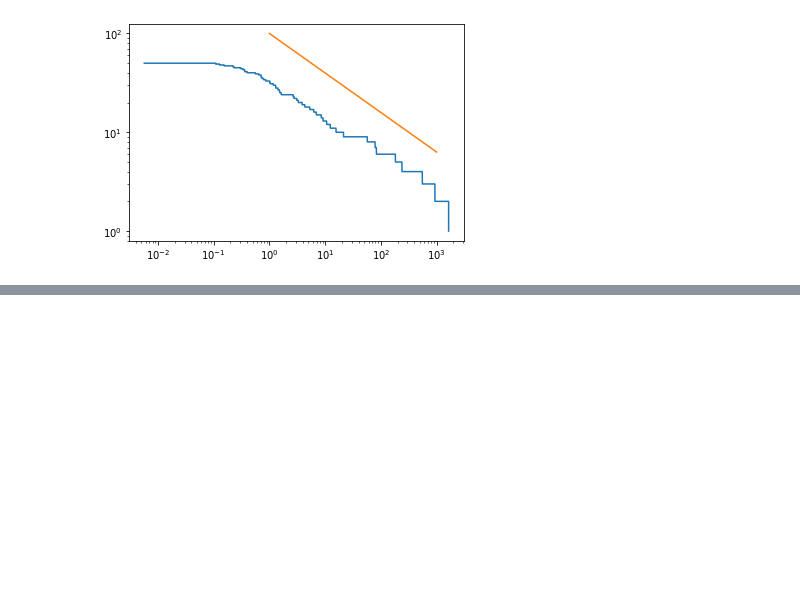
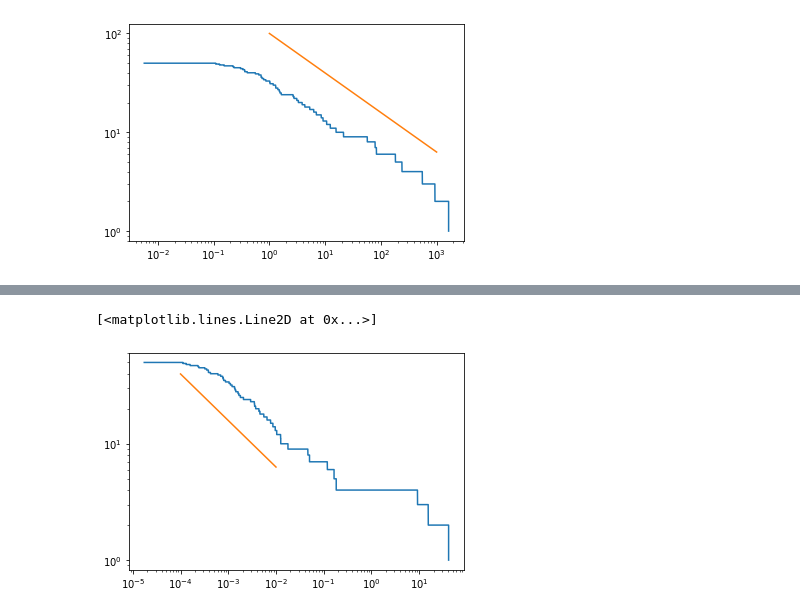
Before and after one commit to VirtualEmbryo/hydroosmotic_chain, a Jupyter notebook: _notebook/tests.ipynb, the cells around one changed output, grey strips where cells are left out. Saved outputs shown, nothing was run; the diff lists cells and outputs as text; code cells hidden in the pictures; blank space fills up the shorter version.

```diff
--- a/_notebook/tests.ipynb
+++ b/_notebook/tests.ipynb
@@ -427,0 +454,14 @@ plt.show()
+# %%
+Nt50 = np.loadtxt(os.path.join(main_dir, subdir, 'sim_nlum.dat'))
+
+plt.xscale('log')
+plt.yscale('log')
+plt.plot(Nt50[1:, 0], Nt50[1:, 1])
+
+k, a = 1, -2./5
+t = np.logspace(-4, -2, 101)
+
+plt.plot(t, k*t**a)
+# %% [output]
+[<matplotlib.lines.Line2D at 0x...>]
+[figure, added]
```
Also changed, not shown: parts of 12 cells of this notebook, 4 other files.
